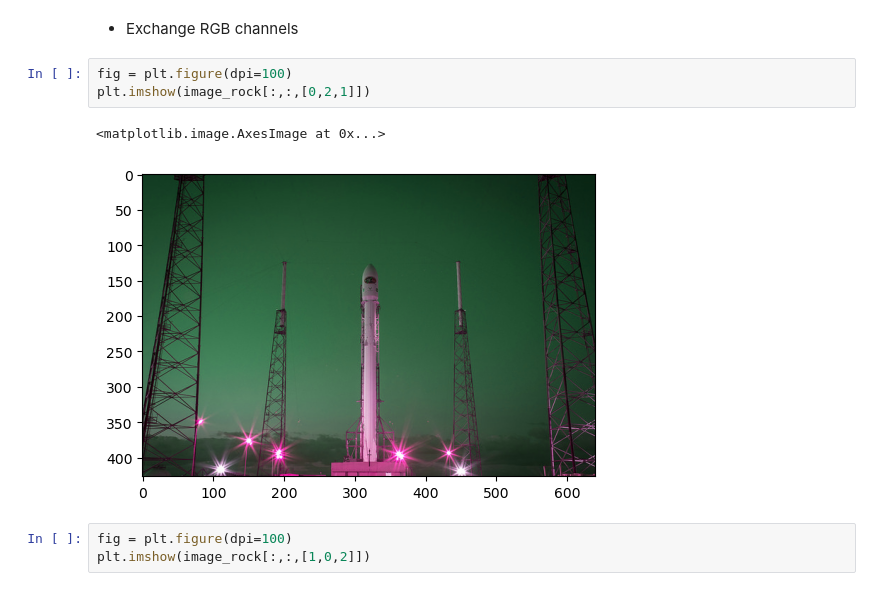
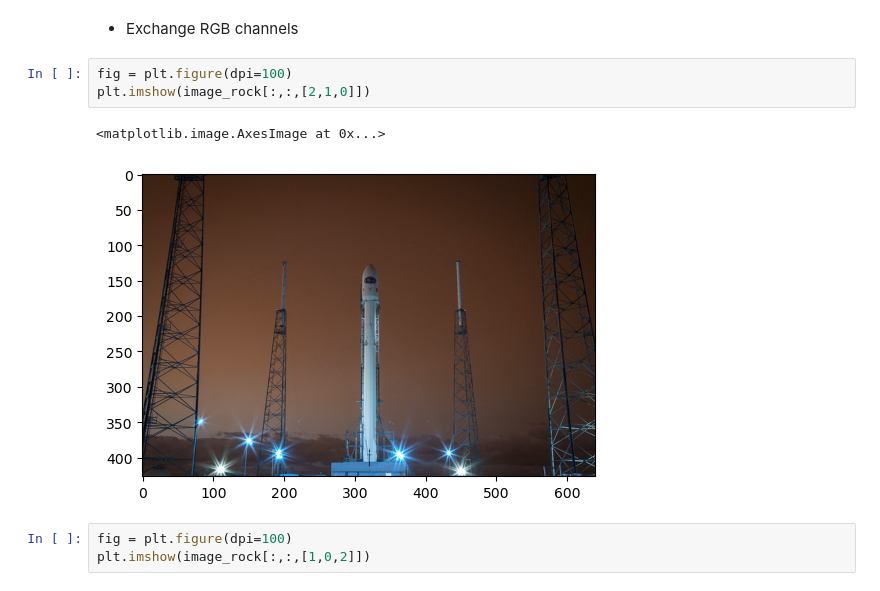
Before and after one commit to smithla-math/UCI_MATH_10, a Jupyter notebook: sections/sec_07/section_7.ipynb, the cells around one changed output. Cells and saved outputs as stored; diff of their text form.

```diff
--- a/sections/sec_07/section_7.ipynb
+++ b/sections/sec_07/section_7.ipynb
@@ -159,10 +202,10 @@ plt.imshow(255-image_rock)
 - Exchange RGB channels
 # %%
 fig = plt.figure(dpi=100)
-plt.imshow(image_rock[:,:,[0,2,1]])
+plt.imshow(image_rock[:,:,[2,1,0]])
 # %% [output]
 <matplotlib.image.AxesImage at 0x...>
-[figure, old version]
+[figure, new version]
 # %%
 fig = plt.figure(dpi=100)
 plt.imshow(image_rock[:,:,[1,0,2]])
```
Also changed, not shown: parts of 8 cells of this notebook, 10 other files.
